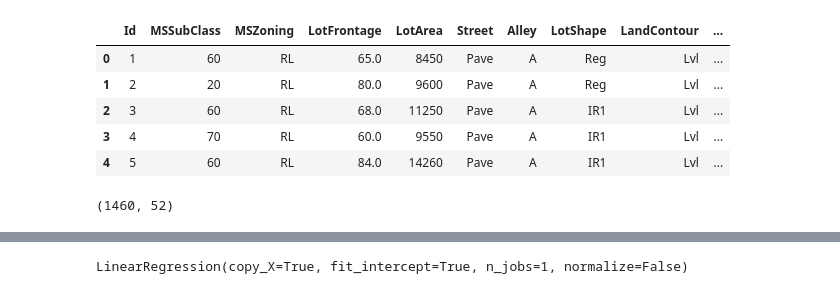
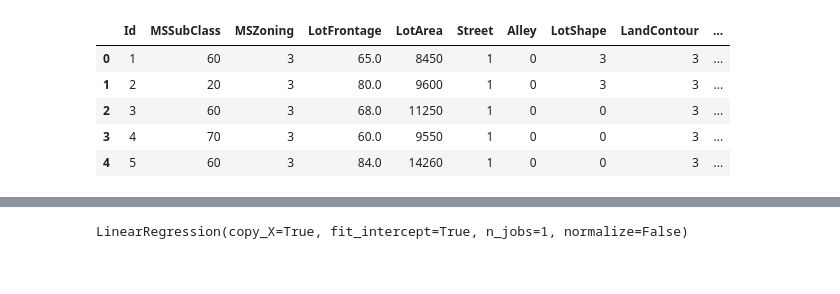
Before and after one commit to radz1/MachineLearn, a Jupyter notebook: HousePricesAssignment.ipynb, the cells around one changed output, grey strips where cells are left out. Saved outputs shown, nothing was run; the diff lists cells and outputs as text; code cells hidden in the pictures.

```diff
--- a/HousePricesAssignment.ipynb
+++ b/HousePricesAssignment.ipynb
@@ -9,10 +10,0 @@ from sklearn.preprocessing import LabelEncoder
-# %%
-df = read_csv("train.csv",sep=',',index_col=None)
-for col in df:
-    #get dtype for column
-    dt = df[col].dtype
-    #check if it is a number
-    if dt == int or dt == float:
-        df[col].fillna(0,inplace=True)
-    else:
-        df[col].fillna("A",inplace=True)
@@ -22,0 +11,14 @@ df.shape
+# %%
+#Get the csv data
+train = read_csv("train.csv",sep=',',index_col=None)
+test = read_csv("test.csv",sep=',',index_col=None)
+
+# replace NaN value! If string column, then using A otherwise 0
+for col in train:
+    if train[col].dtype == 'object':
+        train[col] = train[col].fillna('')
+    else:
+        train[col] = train[col].fillna(0)
+
+
+    train.shape
@@ -23,17 +39,20 @@ df.shape
 # %%
-pd.set_option('display.max_rows', 500)
-pd.set_option('display.width', 1000)
-pd.set_option('display.max_columns', 500)
-df.head()
+#Encode the value for the string column
+#pd.set_option('display.max_rows', 500)
+#pd.set_option('display.width', 1000)
+#pd.set_option('display.max_columns', 500)
+trainColumns = list(train.columns.values)
+trainColumns
+
+encoder = LabelEncoder()
+for col in train:
+    if train[col].dtype == 'object':
+        train[col] = encoder.fit_transform(train[col])
+train.head()
 # %% [output]
 |  | Id | MSSubClass | MSZoning | LotFrontage | LotArea | Street | Alley | LotShape | LandContour | ... |
-| 0 | 1 | 60 | RL | 65.0 | 8450 | Pave | A | Reg | Lvl | ... |
-| 1 | 2 | 20 | RL | 80.0 | 9600 | Pave | A | Reg | Lvl | ... |
-| 2 | 3 | 60 | RL | 68.0 | 11250 | Pave | A | IR1 | Lvl | ... |
-| 3 | 4 | 70 | RL | 60.0 | 9550 | Pave | A | IR1 | Lvl | ... |
-| 4 | 5 | 60 | RL | 84.0 | 14260 | Pave | A | IR1 | Lvl | ... |
+| 0 | 1 | 60 | 3 | 65.0 | 8450 | 1 | 0 | 3 | 3 | ... |
+| 1 | 2 | 20 | 3 | 80.0 | 9600 | 1 | 0 | 3 | 3 | ... |
+| 2 | 3 | 60 | 3 | 68.0 | 11250 | 1 | 0 | 0 | 3 | ... |
+| 3 | 4 | 70 | 3 | 60.0 | 9550 | 1 | 0 | 0 | 3 | ... |
+| 4 | 5 | 60 | 3 | 84.0 | 14260 | 1 | 0 | 0 | 3 | ... |
-# %%
-df = df.drop(['MSZoning','Street','Alley','LandContour','Utilities','LandSlope','Condition1','Condition2','RoofMatl','Heating','BsmtFinType2','BsmtFinSF2','Heating','CentralAir','Electrical','LowQualFinSF','BsmtHalfBath','KitchenAbvGr','Functional','GarageQual','GarageCond','EnclosedPorch','3SsnPorch','ScreenPorch','PoolArea','PoolQC','Fence','MiscFeature','MiscVal','SaleType'],axis=1)
-df.shape
-# %% [output]
-(1460, 52)
```
Also changed, not shown: parts of 14 cells of this notebook.
